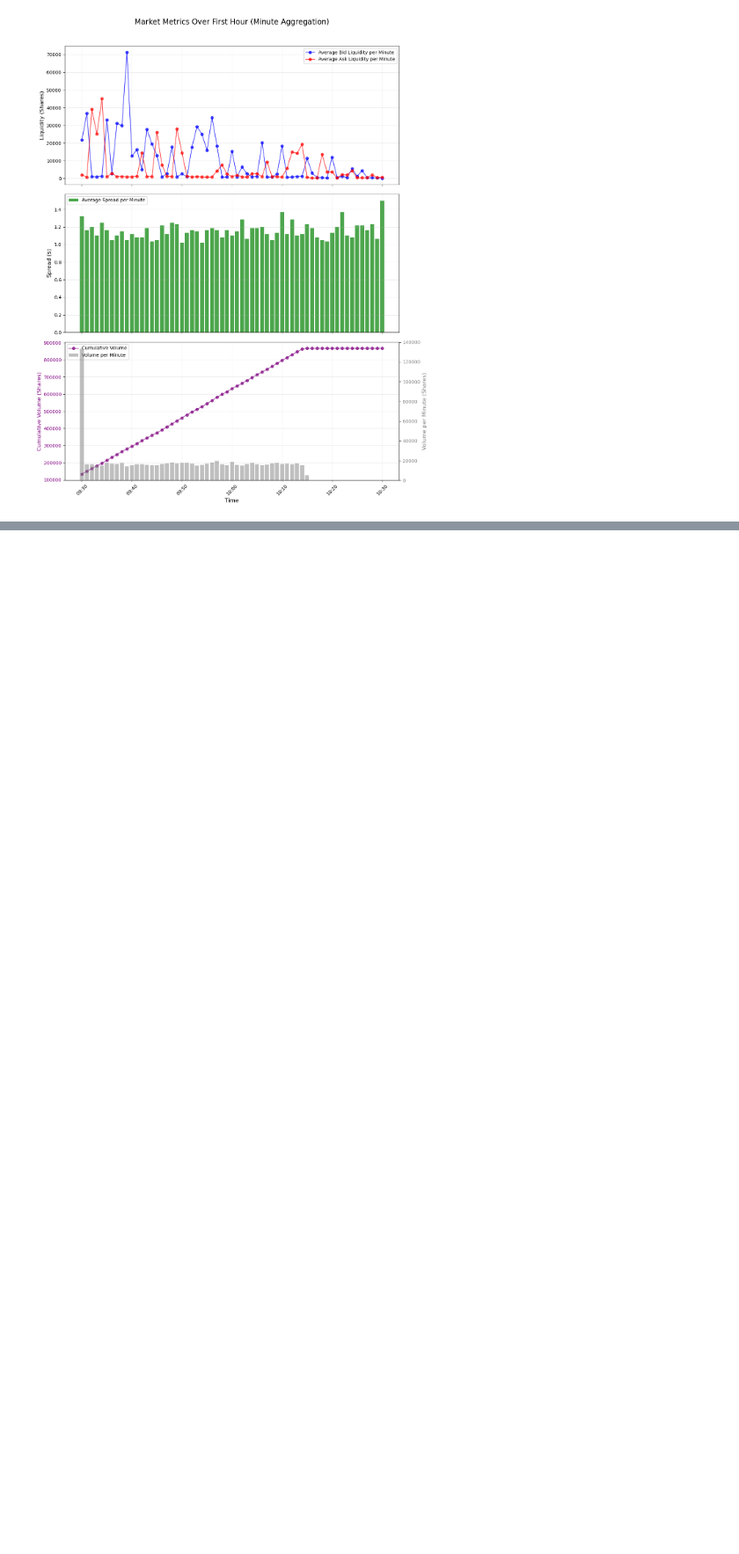
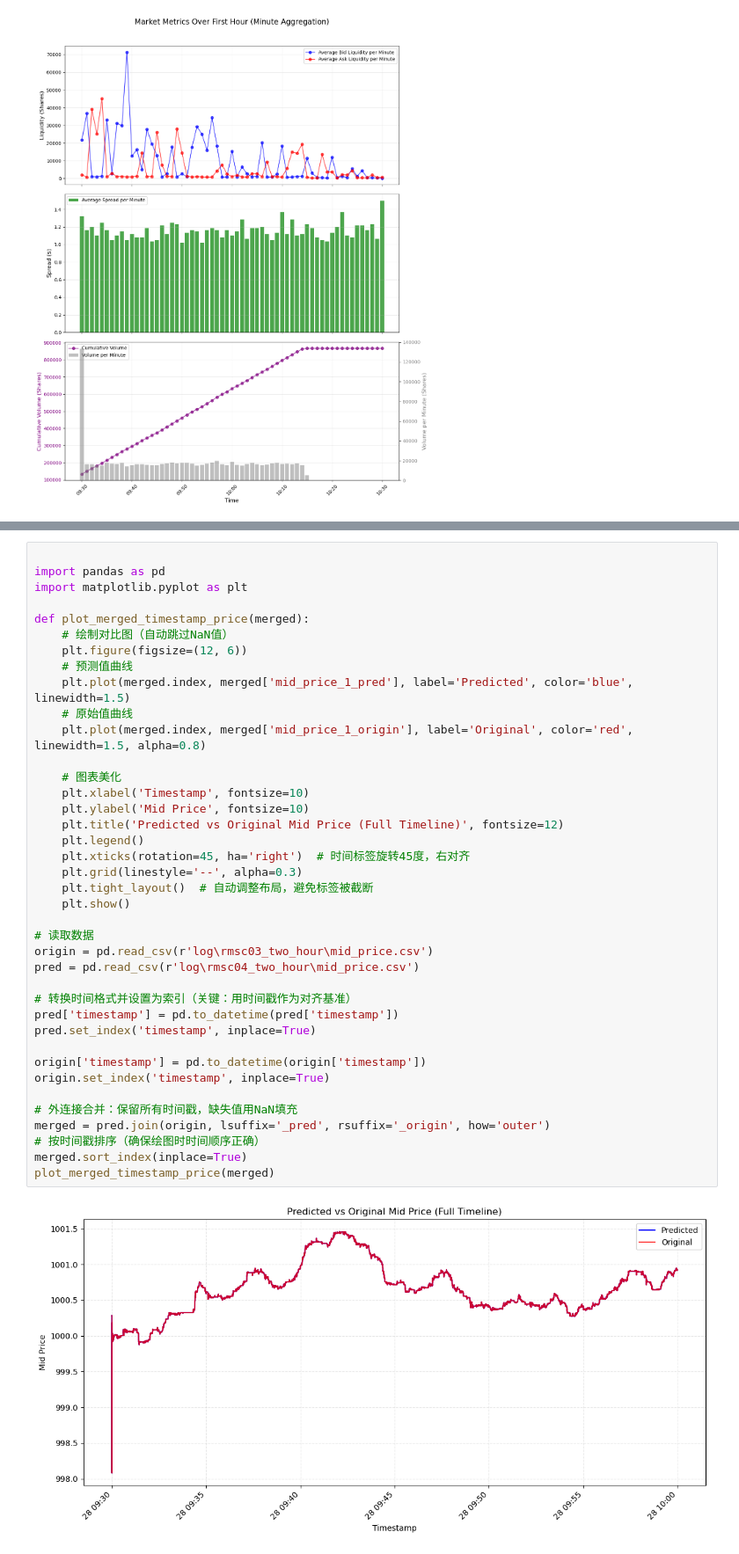
Before and after one commit to jby310/abides-cfmm, a Jupyter notebook: plot.ipynb, the cells around one changed output, grey strips where cells are left out. Shown at 88% size. Saved outputs shown, nothing was run; the diff lists cells and outputs as text; blank space fills up the shorter version.

```diff
--- a/plot.ipynb
+++ b/plot.ipynb
@@ -212,0 +275,41 @@ fig.savefig('market_metrics_all_minute_agg.png', dpi=300, bbox_inches='tight')
+# %%
+
+import pandas as pd
+import matplotlib.pyplot as plt
+
+def plot_merged_timestamp_price(merged):
+    # 绘制对比图（自动跳过NaN值）
+    plt.figure(figsize=(12, 6))
+    # 预测值曲线
+    plt.plot(merged.index, merged['mid_price_1_pred'], label='Predicted', color='blue', linewidth=1.5)
+    # 原始值曲线
+    plt.plot(merged.index, merged['mid_price_1_origin'], label='Original', color='red', linewidth=1.5, alpha=0.8)
+
+    # 图表美化
+    plt.xlabel('Timestamp', fontsize=10)
+    plt.ylabel('Mid Price', fontsize=10)
+    plt.title('Predicted vs Original Mid Price (Full Timeline)', fontsize=12)
+    plt.legend()
+    plt.xticks(rotation=45, ha='right')  # 时间标签旋转45度，右对齐
+    plt.grid(linestyle='--', alpha=0.3)
+    plt.tight_layout()  # 自动调整布局，避免标签被截断
+    plt.show()
+
+# 读取数据
+origin = pd.read_csv(r'log\rmsc03_two_hour\mid_price.csv')
+pred = pd.read_csv(r'log\rmsc04_two_hour\mid_price.csv')
+
+# 转换时间格式并设置为索引（关键：用时间戳作为对齐基准）
+pred['timestamp'] = pd.to_datetime(pred['timestamp'])
+pred.set_index('timestamp', inplace=True)
+
+origin['timestamp'] = pd.to_datetime(origin['timestamp'])
+origin.set_index('timestamp', inplace=True)
+
+# 外连接合并：保留所有时间戳，缺失值用NaN填充
+merged = pred.join(origin, lsuffix='_pred', rsuffix='_origin', how='outer')
+# 按时间戳排序（确保绘图时时间顺序正确）
+merged.sort_index(inplace=True)
+plot_merged_timestamp_price(merged)
+# %% [output]
+[figure, added]
```
Also changed, not shown: parts of 3 cells of this notebook, 25 other files.
